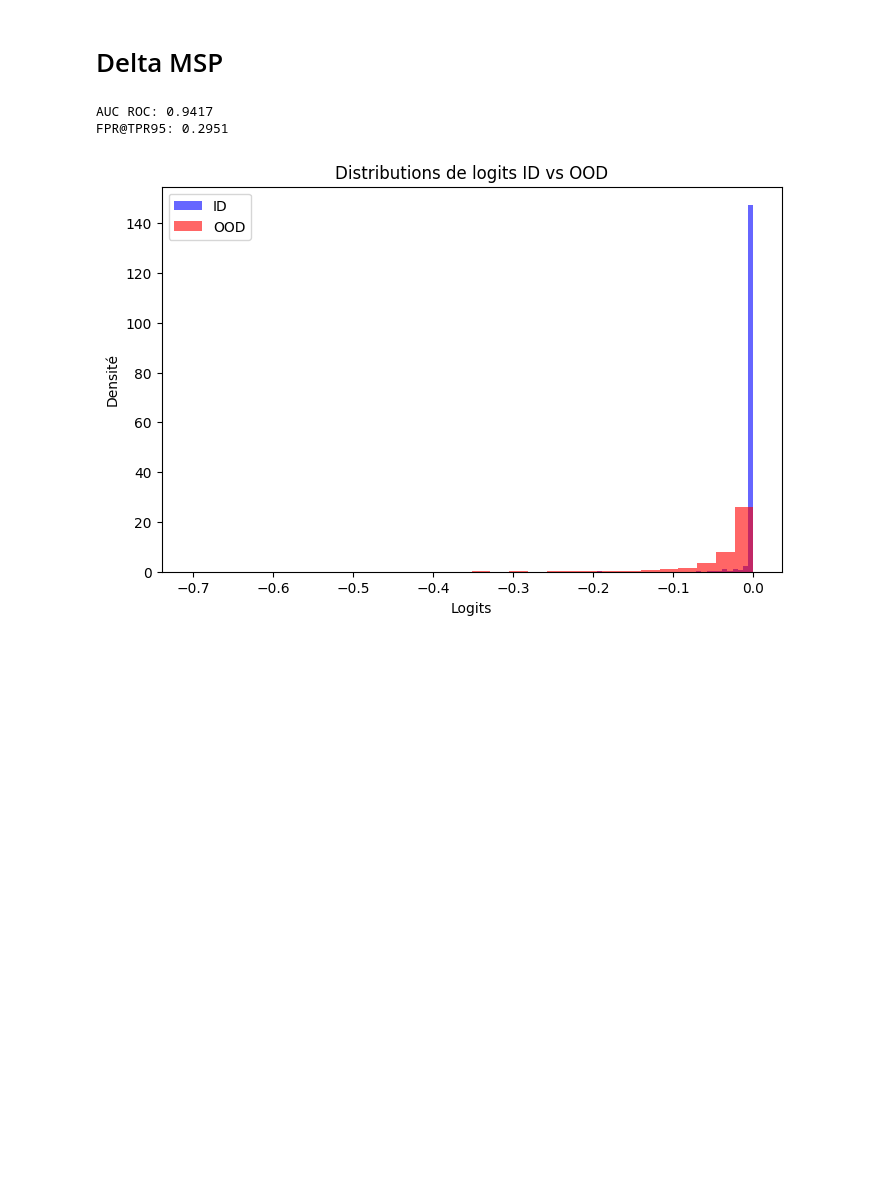
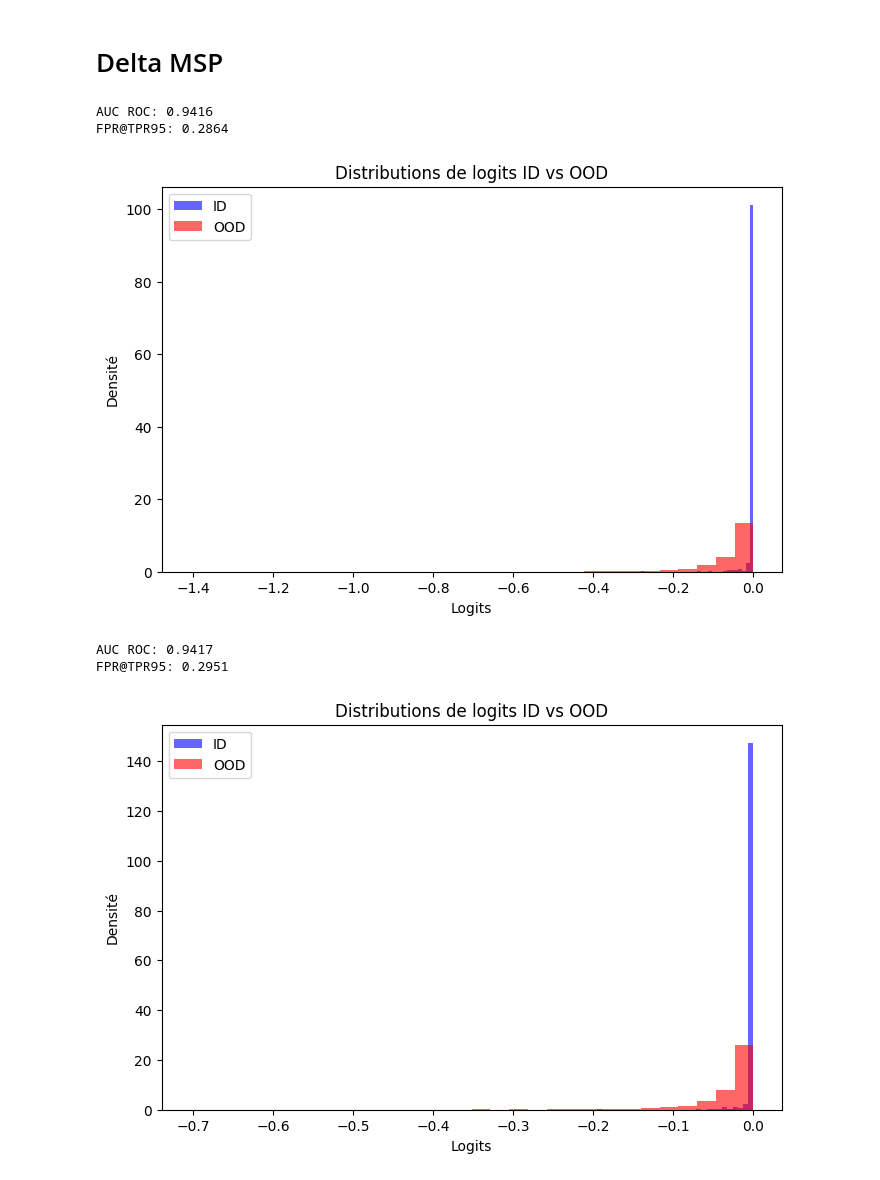
Before and after one commit to MaoucheMounir/MultiOOD, a Jupyter notebook: _delta_msp/delta_msp copy.ipynb, the cells around one changed output. Drawn from its saved outputs; the diff is of its cells as text; code cells hidden in the pictures; blank space fills up the shorter version.

```diff
--- a/_delta_msp/delta_msp copy.ipynb
+++ b/_delta_msp/delta_msp copy.ipynb
@@ -27,6 +26,18 @@ dataset_id, dataset_ood = framework.get_confs("id", layer_proc)[dataset], framew
 delta_msp = DeltaMSP()
 
 scores_id, scores_ood = delta_msp(dataset_id, dataset_ood)
+# %%
+# Obtenu avec version mise à jour
+scores = np.vstack((scores_id, scores_ood))
+labels = get_y(dataset_id, dataset_ood)
+auroc, _, _, fpr = auc_and_fpr_recall(scores, labels, tpr_th=0.95)
+print("AUC ROC: {}\nFPR@TPR95: {}\n".format(auroc.round(4), fpr.round(4)))
+
+separabilite({"logits_id_test":scores_id, "logits_ood_test": scores_ood})
+# %% [output]
+AUC ROC: 0.9416
+FPR@TPR95: 0.2864
+[figure, added]
 # %%
 scores = np.vstack((scores_id, scores_ood))
 labels = get_y(dataset_id, dataset_ood)
```
Also changed, not shown: parts of 1 cell of this notebook, 32 other files.
